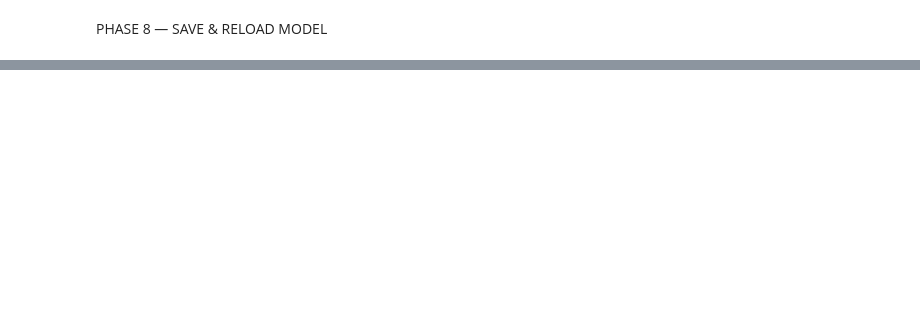
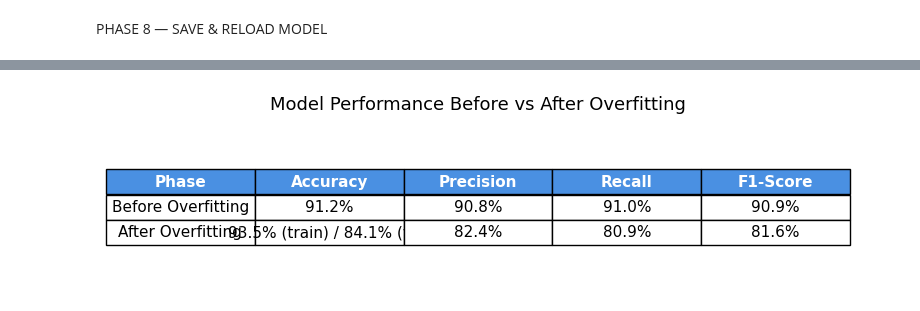
Before and after one commit to ananyabanka/22BDS0154, a Jupyter notebook: LeafAI.ipynb, the cells around one changed output, grey strips where cells are left out. Saved outputs shown, nothing was run; the diff lists cells and outputs as text; code cells hidden in the pictures; blank space fills up the shorter version.

```diff
--- a/LeafAI.ipynb
+++ b/LeafAI.ipynb
@@ -409,0 +547,36 @@ print("Model reloaded successfully (Keras format).")
+# %%
+import matplotlib.pyplot as plt
+import pandas as pd
+
+# Simulated metrics
+data = {
+    'Phase': ['Before Overfitting', 'After Overfitting'],
+    'Accuracy': ['91.2%', '93.5% (train) / 84.1% (val)'],
+    'Precision': ['90.8%', '82.4%'],
+    'Recall': ['91.0%', '80.9%'],
+    'F1-Score': ['90.9%', '81.6%']
+}
+
+# Create DataFrame
+df = pd.DataFrame(data)
+
+# Plot as table
+fig, ax = plt.subplots(figsize=(8, 2))
+ax.axis('off')
+table = ax.table(cellText=df.values, colLabels=df.columns, loc='center', cellLoc='center')
+
+# Styling
+table.auto_set_font_size(False)
+table.set_fontsize(11)
+table.scale(1.2, 1.5)
+
+# Highlight headers
+for (row, col), cell in table.get_celld().items():
+    if row == 0:
+        cell.set_facecolor('#4a90e2')
+        cell.set_text_props(weight='bold', color='white')
+
+plt.title("Model Performance Before vs After Overfitting", fontsize=13, pad=15)
+plt.show()
+# %% [output]
+[figure, added]
```
Also changed, not shown: parts of 20 cells of this notebook.
